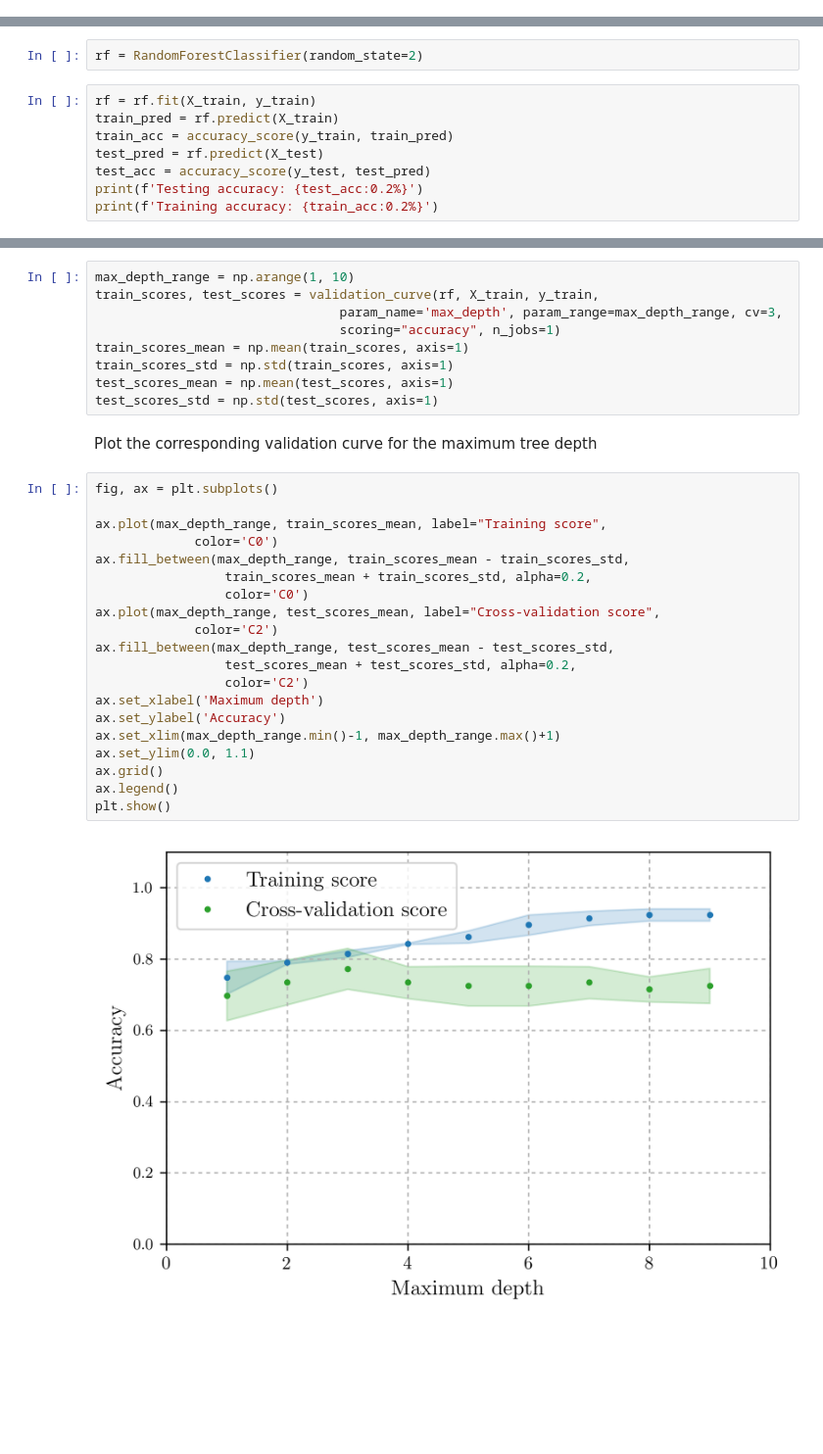
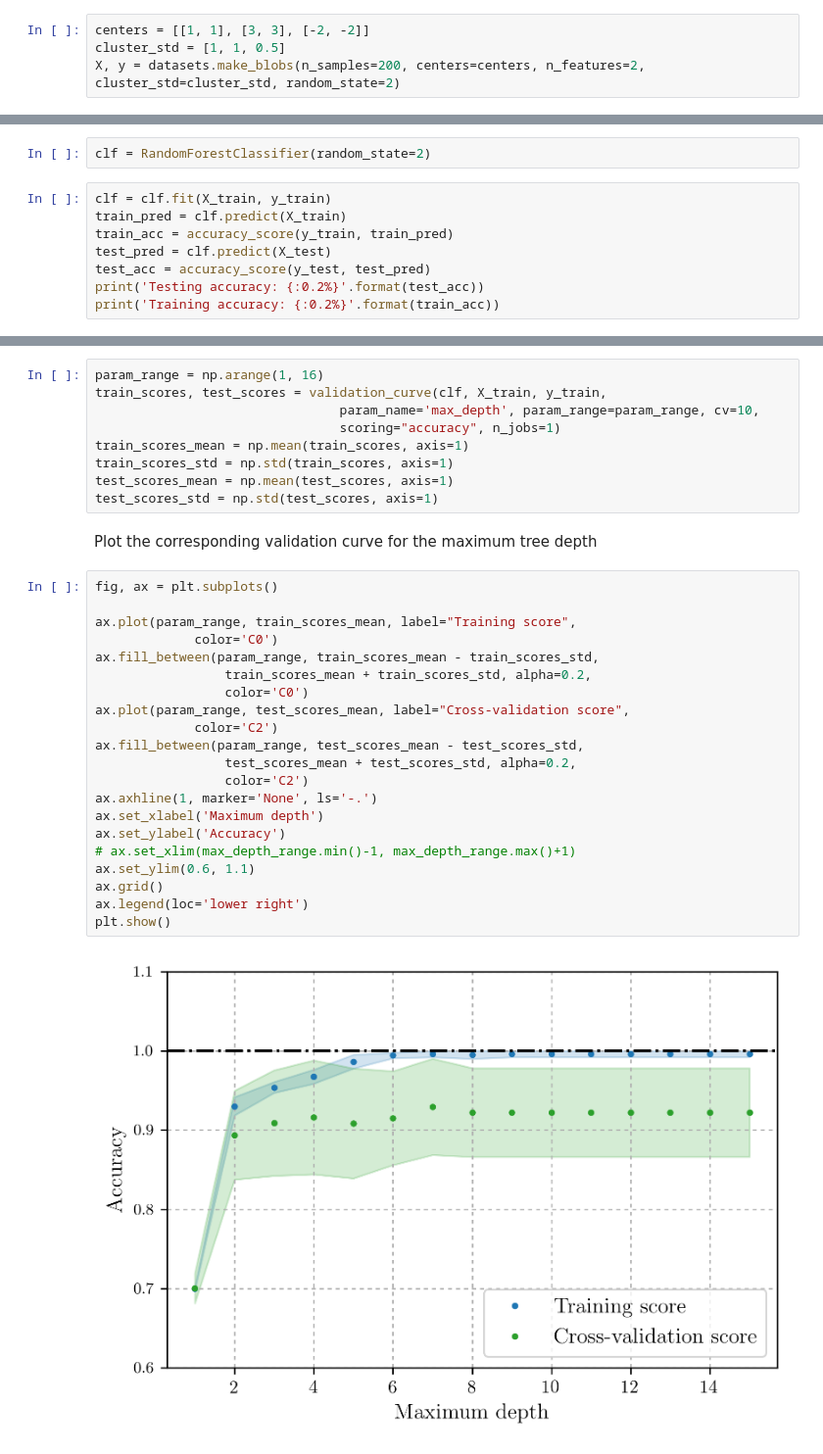
Before and after one commit to rsumner33/xmeeting-intro-machine-learning, a Jupyter notebook: ML-example.ipynb, the cells around one changed output, grey strips where cells are left out. Shown at 98% size. Saved outputs shown, nothing was run; the diff lists cells and outputs as text; blank space fills up the shorter version.

```diff
--- a/ML-example.ipynb
+++ b/ML-example.ipynb
@@ -45 +40,5 @@ y = iris.target
+# %%
+centers = [[1, 1], [3, 3], [-2, -2]]
+cluster_std = [1, 1, 0.5]
+X, y = datasets.make_blobs(n_samples=200, centers=centers, n_features=2, cluster_std=cluster_std, random_state=2)
 # %% [markdown]
@@ -65,13 +62,13 @@ X_train, X_test, y_train, y_test = train_test_split(X, y, test_size=0.3, random_
 ## Random forest classification
 [ [back to top](#top) ]
 # %%
-rf = RandomForestClassifier(random_state=2)
+clf = RandomForestClassifier(random_state=2)
 # %%
-rf = rf.fit(X_train, y_train)
-train_pred = rf.predict(X_train)
+clf = clf.fit(X_train, y_train)
+train_pred = clf.predict(X_train)
 train_acc = accuracy_score(y_train, train_pred)
-test_pred = rf.predict(X_test)
+test_pred = clf.predict(X_test)
 test_acc = accuracy_score(y_test, test_pred)
-print(f'Testing accuracy: {test_acc:0.2%}')
-print(f'Training accuracy: {train_acc:0.2%}')
+print('Testing accuracy: {:0.2%}'.format(test_acc))
+print('Training accuracy: {:0.2%}'.format(train_acc))
 # %% [output]
@@ -95,7 +95,7 @@ plt.show()
 # %%
-max_depth_range = np.arange(1, 10)
-train_scores, test_scores = validation_curve(rf, X_train, y_train,
-                                param_name='max_depth', param_range=max_depth_range, cv=3,
+param_range = np.arange(1, 16)
+train_scores, test_scores = validation_curve(clf, X_train, y_train,
+                                param_name='max_depth', param_range=param_range, cv=10,
                                 scoring="accuracy", n_jobs=1)
 train_scores_mean = np.mean(train_scores, axis=1)
 train_scores_std = np.std(train_scores, axis=1)
@@ -106,22 +106,23 @@ Plot the corresponding validation curve for the maximum tree depth
 # %%
 fig, ax = plt.subplots()
 
-ax.plot(max_depth_range, train_scores_mean, label="Training score",
+ax.plot(param_range, train_scores_mean, label="Training score",
              color='C0')
-ax.fill_between(max_depth_range, train_scores_mean - train_scores_std,
+ax.fill_between(param_range, train_scores_mean - train_scores_std,
                  train_scores_mean + train_scores_std, alpha=0.2,
                  color='C0')
-ax.plot(max_depth_range, test_scores_mean, label="Cross-validation score",
+ax.plot(param_range, test_scores_mean, label="Cross-validation score",
              color='C2')
-ax.fill_between(max_depth_range, test_scores_mean - test_scores_std,
+ax.fill_between(param_range, test_scores_mean - test_scores_std,
                  test_scores_mean + test_scores_std, alpha=0.2,
                  color='C2')
+ax.axhline(1, marker='None', ls='-.')
 ax.set_xlabel('Maximum depth')
 ax.set_ylabel('Accuracy')
-ax.set_xlim(max_depth_range.min()-1, max_depth_range.max()+1)
-ax.set_ylim(0.0, 1.1)
+# ax.set_xlim(max_depth_range.min()-1, max_depth_range.max()+1)
+ax.set_ylim(0.6, 1.1)
 ax.grid()
-ax.legend()
+ax.legend(loc='lower right')
 plt.show()
 # %% [output]
-[figure, old version]
+[figure, new version]
```
Also changed, not shown: parts of 20 cells of this notebook, 1 other file.
